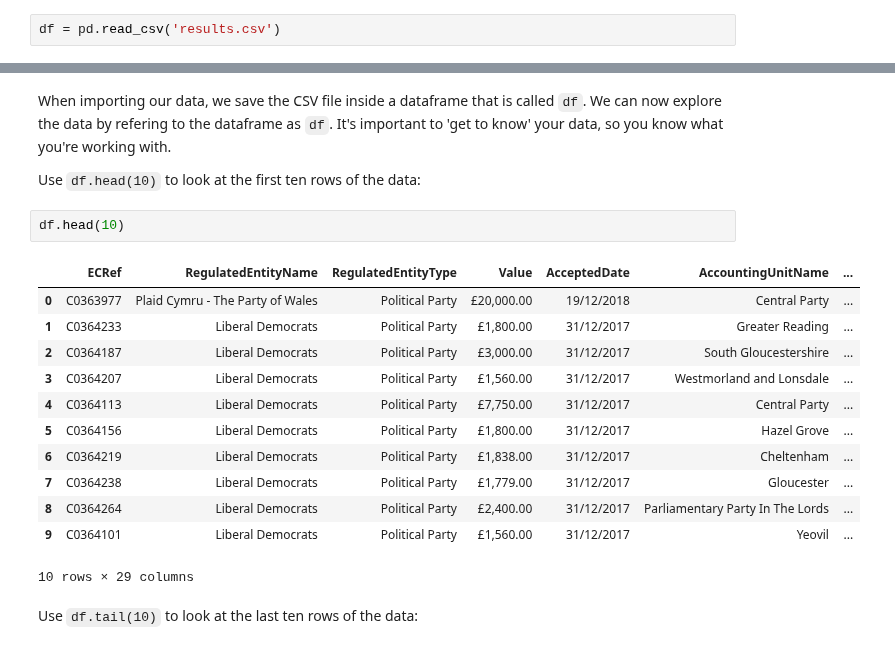
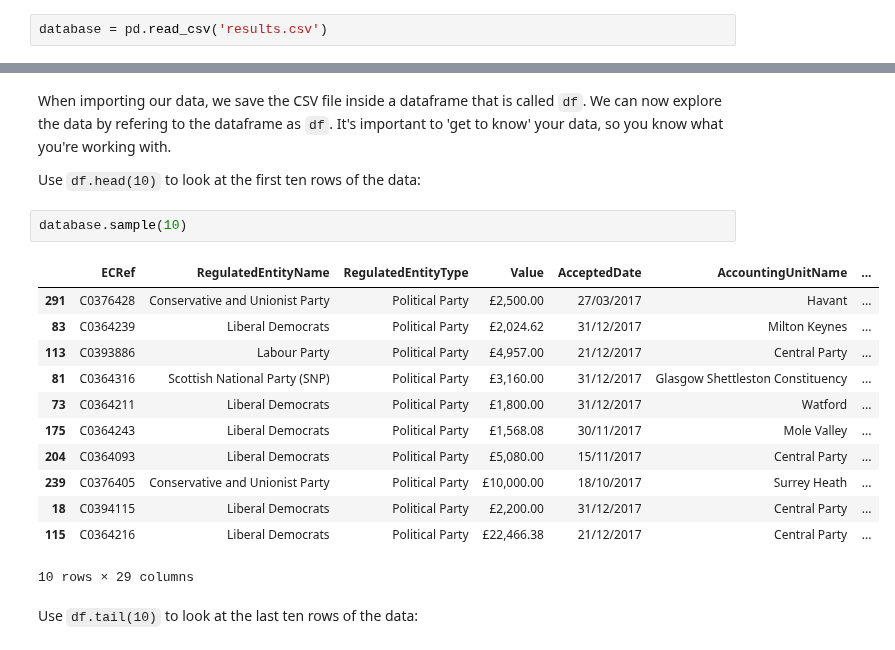
Before and after one commit to narottam90/pythonforjournalists, a Jupyter notebook: Clean Data/Clean data v2.ipynb, the cells around one changed output, grey strips where cells are left out. Saved outputs shown, nothing was run; the diff lists cells and outputs as text.

```diff
--- a/Clean Data/Clean data v2.ipynb
+++ b/Clean Data/Clean data v2.ipynb
@@ -54,7 +54,7 @@ For this course, we'll be using data on donations done to British political part
 
 We are going to create a dataframe by importing a CSV with our data. Data can be imported using the following code: `df = pd.read_csv('filename.csv')`.
 # %%
-df = pd.read_csv('results.csv')
+database = pd.read_csv('results.csv')
 # %% [markdown]
 Sometimes you'll have a CSV file that doesn't use comma's to seperate values, but uses semi-colons or something else entirely. To import such a dataset change the code into:
 `df = pd.read_csv('filename.csv', delimiter=";")`.
@@ -64,21 +64,21 @@ Sometimes you'll have a CSV file that doesn't use comma's to seperate values, bu
 When importing our data, we save the CSV file inside a dataframe that is called `df`. We can now explore the data by refering to the dataframe as `df`. It's important to 'get to know' your data, so you know what you're working with.
 
 Use `df.head(10)` to look at the first ten rows of the data:
-# %%
-df.head(10)
-# %% [output]
-|  | ECRef | RegulatedEntityName | RegulatedEntityType | Value | AcceptedDate | AccountingUnitName | ... |
-| 0 | C0363977 | Plaid Cymru - The Party of Wales | Political Party | £20,000.00 | 19/12/2018 | Central Party | ... |
-| 1 | C0364233 | Liberal Democrats | Political Party | £1,800.00 | 31/12/2017 | Greater Reading | ... |
-| 2 | C0364187 | Liberal Democrats | Political Party | £3,000.00 | 31/12/2017 | South Gloucestershire | ... |
-| 3 | C0364207 | Liberal Democrats | Political Party | £1,560.00 | 31/12/2017 | Westmorland and Lonsdale | ... |
-| 4 | C0364113 | Liberal Democrats | Political Party | £7,750.00 | 31/12/2017 | Central Party | ... |
-| 5 | C0364156 | Liberal Democrats | Political Party | £1,800.00 | 31/12/2017 | Hazel Grove | ... |
-| 6 | C0364219 | Liberal Democrats | Political Party | £1,838.00 | 31/12/2017 | Cheltenham | ... |
-| 7 | C0364238 | Liberal Democrats | Political Party | £1,779.00 | 31/12/2017 | Gloucester | ... |
-| 8 | C0364264 | Liberal Democrats | Political Party | £2,400.00 | 31/12/2017 | Parliamentary Party In The Lords | ... |
-| 9 | C0364101 | Liberal Democrats | Political Party | £1,560.00 | 31/12/2017 | Yeovil | ... |
-10 rows × 29 columns
+# %%
+database.sample(10)
+# %% [output]
+|  | ECRef | RegulatedEntityName | RegulatedEntityType | Value | AcceptedDate | AccountingUnitName | ... |
+| 291 | C0376428 | Conservative and Unionist Party | Political Party | £2,500.00 | 27/03/2017 | Havant | ... |
+| 83 | C0364239 | Liberal Democrats | Political Party | £2,024.62 | 31/12/2017 | Milton Keynes | ... |
+| 113 | C0393886 | Labour Party | Political Party | £4,957.00 | 21/12/2017 | Central Party | ... |
+| 81 | C0364316 | Scottish National Party (SNP) | Political Party | £3,160.00 | 31/12/2017 | Glasgow Shettleston Constituency | ... |
+| 73 | C0364211 | Liberal Democrats | Political Party | £1,800.00 | 31/12/2017 | Watford | ... |
+| 175 | C0364243 | Liberal Democrats | Political Party | £1,568.08 | 30/11/2017 | Mole Valley | ... |
+| 204 | C0364093 | Liberal Democrats | Political Party | £5,080.00 | 15/11/2017 | Central Party | ... |
+| 239 | C0376405 | Conservative and Unionist Party | Political Party | £10,000.00 | 18/10/2017 | Surrey Heath | ... |
+| 18 | C0394115 | Liberal Democrats | Political Party | £2,200.00 | 31/12/2017 | Central Party | ... |
+| 115 | C0364216 | Liberal Democrats | Political Party | £22,466.38 | 21/12/2017 | Central Party | ... |
+10 rows × 29 columns
 # %% [markdown]
 Use `df.tail(10)` to look at the last ten rows of the data:
 # %%
```
Also changed, not shown: parts of 1 cell of this notebook, 3 other files.
